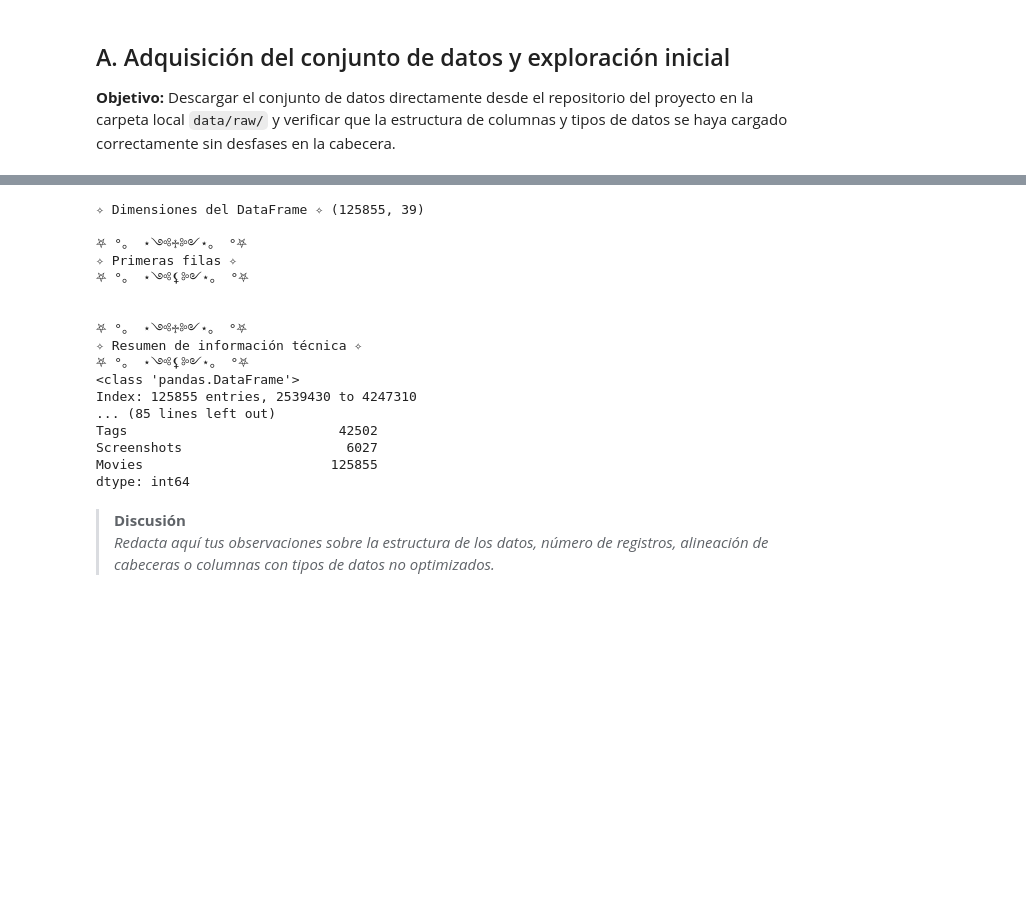
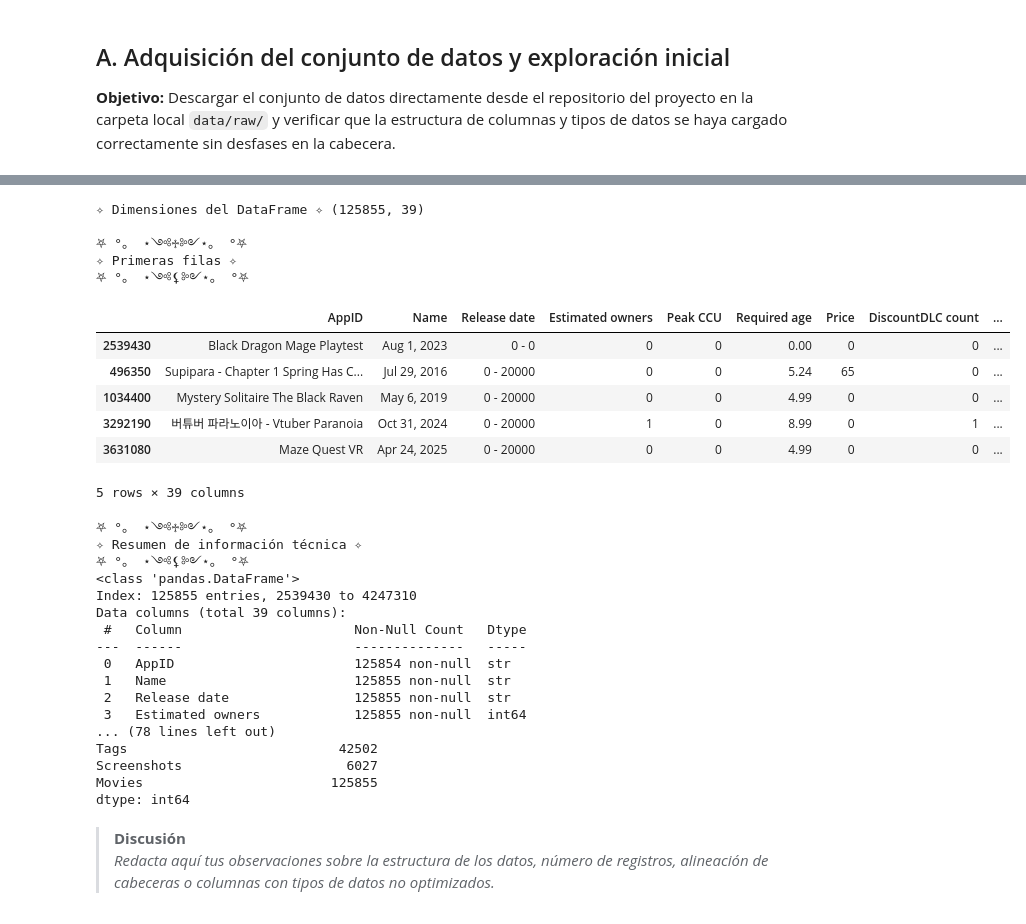
Before and after one commit to AAM26-G02/AAM26-G02-P1, a Jupyter notebook: notebooks/market_base.ipynb, the cells around one changed output, grey strips where cells are left out. Cells and saved outputs as stored; diff of their text form; code cells hidden in the pictures; blank space fills up the shorter version.

```diff
--- a/notebooks/market_base.ipynb
+++ b/notebooks/market_base.ipynb
@@ -69,44 +68,56 @@ DataFrame cargado correctamente y listo para la exploración
 # %%
 # Muestra las dimensiones del DataFrame...
 print(f"\033[35m✧ Dimensiones del DataFrame ✧\033[0m {df.shape}\n")
 
 # ... sus primeras filas...
 print("\033[35m⛧ °。 ⋆༺♱༻⋆。 °⛧")
 print("✧ Primeras filas ✧")
 print("⛧ °。 ⋆༺⚸༻⋆。 °⛧\033[0m")
-df.head()
+display(df.head())
 print("\n")
 
 # ... y el resumen de información técnica (dtypes, valores no nulos).
 print("\033[35m⛧ °。 ⋆༺♱༻⋆。 °⛧")
 print("✧ Resumen de información técnica ✧")
 print("⛧ °。 ⋆༺⚸༻⋆。 °⛧\033[0m")
 df.info()
 print("\n")
 
 # Cantidad de datos ausentes, faltantes o nulos.
 print("\033[35m⛧ °。 ⋆༺♱༻⋆。 °⛧")
 print("✧ Cantidad de valores nulos ✧")
 print("⛧ °。 ⋆༺⚸༻⋆。 °⛧\033[0m")
 print(df.isnull().sum())
 # %% [output]
 ✧ Dimensiones del DataFrame ✧ (125855, 39)
 
 ⛧ °。 ⋆༺♱༻⋆。 °⛧
 ✧ Primeras filas ✧
 ⛧ °。 ⋆༺⚸༻⋆。 °⛧
-
-
-⛧ °。 ⋆༺♱༻⋆。 °⛧
-✧ Resumen de información técnica ✧
-⛧ °。 ⋆༺⚸༻⋆。 °⛧
-<class 'pandas.DataFrame'>
-Index: 125855 entries, 2539430 to 4247310
-... (85 lines left out)
-Tags                           42502
-Screenshots                     6027
-Movies                        125855
-dtype: int64
+|  | AppID | Name | Release date | Estimated owners | Peak CCU | Required age | Price | DiscountDLC count | ... |
+| 2539430 | Black Dragon Mage Playtest | Aug 1, 2023 | 0 - 0 | 0 | 0 | 0.00 | 0 | 0 | ... |
+| 496350 | Supipara - Chapter 1 Spring Has C... | Jul 29, 2016 | 0 - 20000 | 0 | 0 | 5.24 | 65 | 0 | ... |
+| 1034400 | Mystery Solitaire The Black Raven | May 6, 2019 | 0 - 20000 | 0 | 0 | 4.99 | 0 | 0 | ... |
+| 3292190 | 버튜버 파라노이아 - Vtuber Paranoia | Oct 31, 2024 | 0 - 20000 | 1 | 0 | 8.99 | 0 | 1 | ... |
+| 3631080 | Maze Quest VR | Apr 24, 2025 | 0 - 20000 | 0 | 0 | 4.99 | 0 | 0 | ... |
+5 rows × 39 columns
+⛧ °。 ⋆༺♱༻⋆。 °⛧
+✧ Resumen de información técnica ✧
+⛧ °。 ⋆༺⚸༻⋆。 °⛧
+<class 'pandas.DataFrame'>
+Index: 125855 entries, 2539430 to 4247310
+Data columns (total 39 columns):
+ #   Column                      Non-Null Count   Dtype
+---  ------                      --------------   -----
+ 0   AppID                       125854 non-null  str
+ 1   Name                        125855 non-null  str
+ 2   Release date                125855 non-null  str
+ 3   Estimated owners            125855 non-null  int64
+... (78 lines left out)
+Tags                           42502
+Screenshots                     6027
+Movies                        125855
+dtype: int64
 # %% [markdown]
 > **Discusión**
 > *Redacta aquí tus observaciones sobre la estructura de los datos, número de registros, alineación de cabeceras o columnas con tipos de datos no optimizados.*
```
Also changed, not shown: parts of 2 cells of this notebook.
